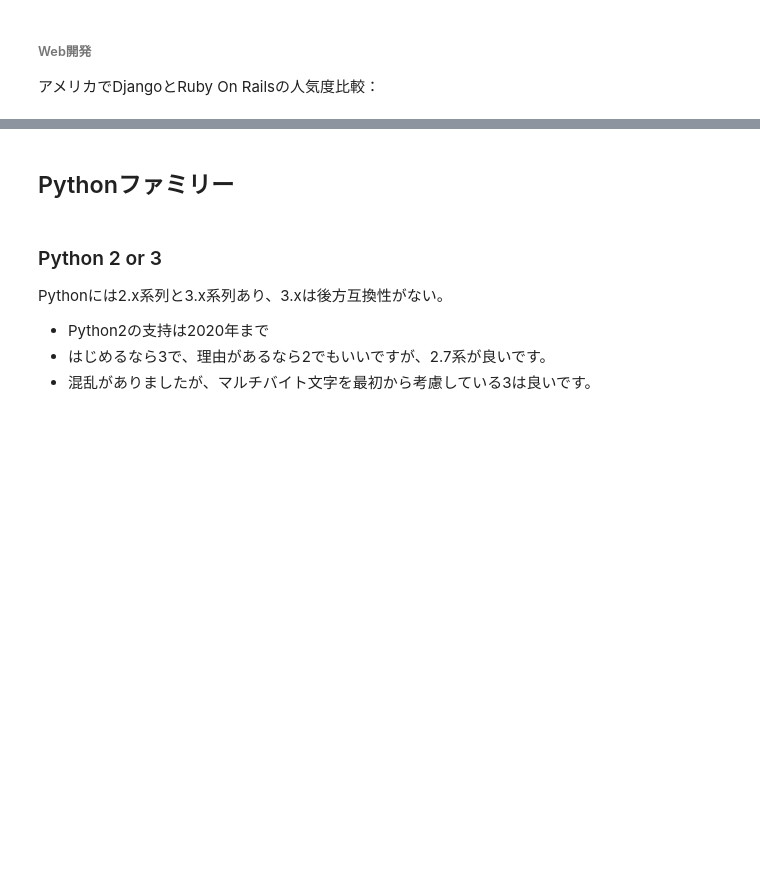
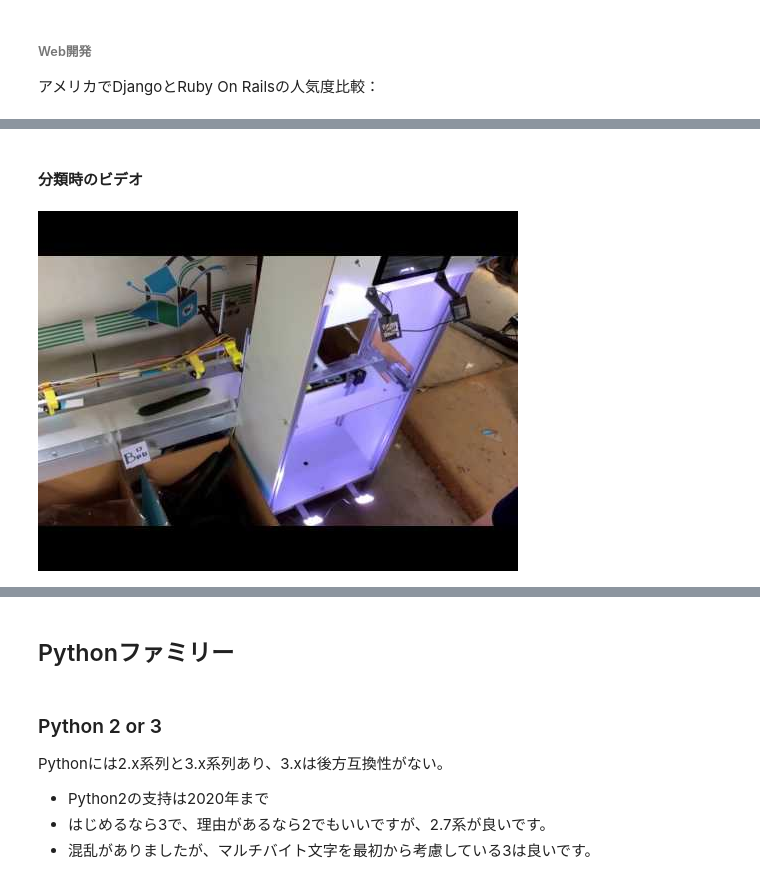
Before and after one commit to ruoyu0088/intro-python, a Jupyter notebook: 00-intro.ipynb, the cells around one changed output, grey strips where cells are left out. Cells and saved outputs as stored; diff of their text form; code cells hidden in the pictures; blank space fills up the shorter version.

```diff
--- a/00-intro.ipynb
+++ b/00-intro.ipynb
@@ -94,0 +115,7 @@ trends.embed.renderExploreWidgetTo(jQuery("#django")[0],
+# %% [markdown]
+#### 分類時のビデオ
+# %%
+#%%hide
+YouTubeVideo("4HCE1P-m1l8", width=800, height=500)
+# %% [output]
+[figure, added]
```
Also changed, not shown: parts of 8 cells of this notebook.
